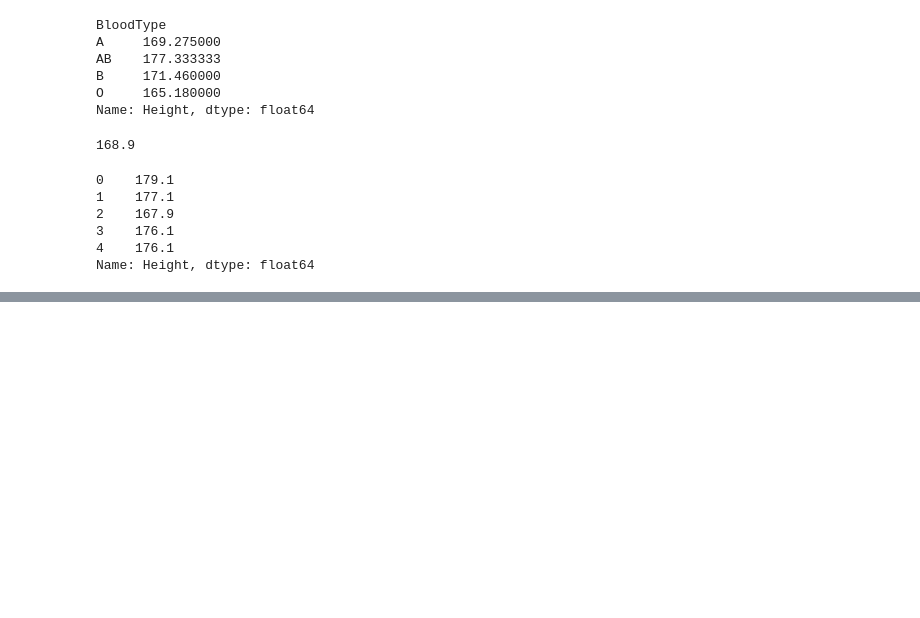
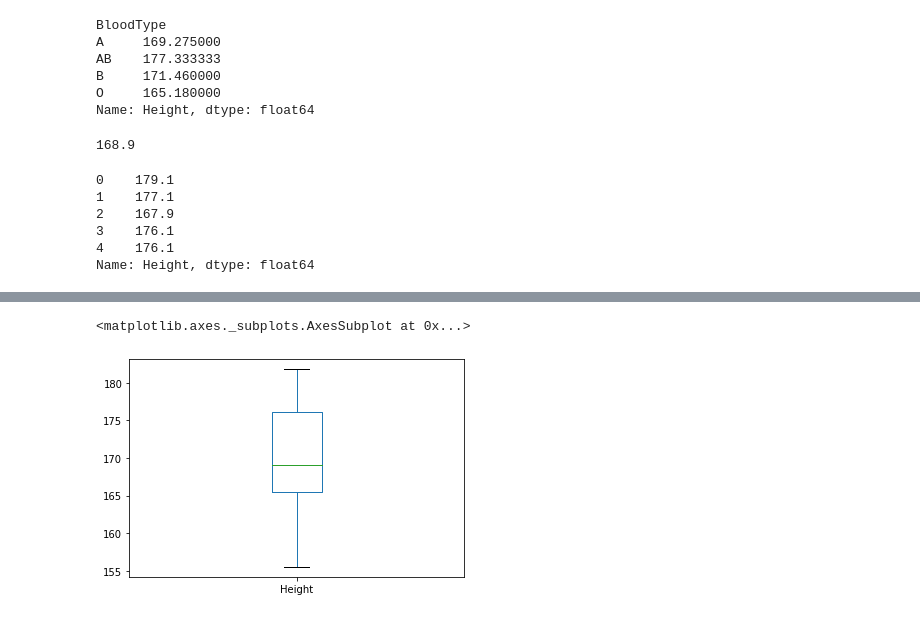
Before and after one commit to jeonsun3629/TIL, a Jupyter notebook: DataAnalytics/[007]_Python_Packages/Python_Packages.ipynb, the cells around one changed output, grey strips where cells are left out. Drawn from its saved outputs; the diff is of its cells as text; code cells hidden in the pictures; blank space fills up the shorter version.

```diff
--- a/DataAnalytics/[007]_Python_Packages/Python_Packages.ipynb
+++ b/DataAnalytics/[007]_Python_Packages/Python_Packages.ipynb
@@ -507,0 +525,5 @@ Name: Height, dtype: float64
+# %%
+DF1['Height'].plot(kind='box')
+# %% [output]
+<matplotlib.axes._subplots.AxesSubplot at 0x...>
+[figure, added]
```
Also changed, not shown: parts of 26 cells of this notebook, 1 other file.
